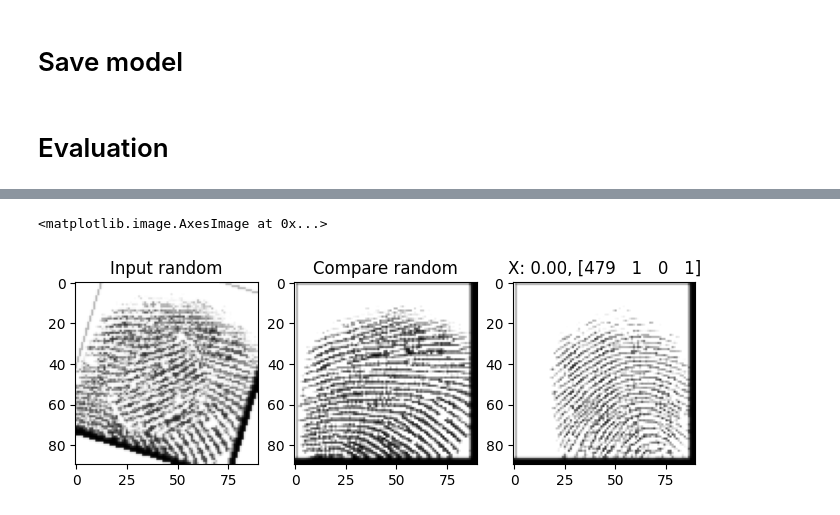
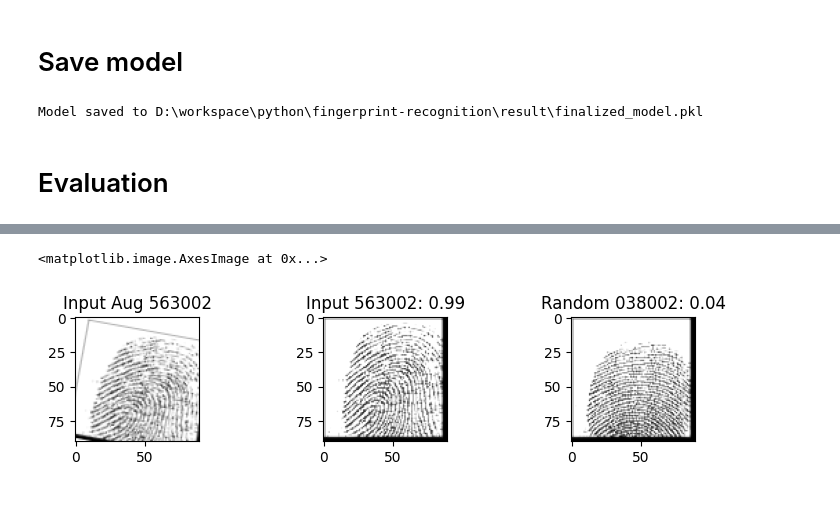
Before and after one commit to khoakomlem/fingerprint-recognition, a Jupyter notebook: src/train.ipynb, the cells around one changed output, grey strips where cells are left out. Cells and saved outputs as stored; diff of their text form; code cells hidden in the pictures.

```diff
--- a/src/train.ipynb
+++ b/src/train.ipynb
@@ -130,9 +137,14 @@ for i, aug in enumerate(augs):
 # %%
 label_real_dict = {}
 
-for i, y in enumerate(labels_dict["Real"]):
+def get_match_key(y):
     key = y.astype(str)
     key = ''.join(key).zfill(6)
 
+    return key
+
+for i, y in enumerate(labels_dict["Real"]):
+    key = get_match_key(y)
     label_real_dict[key] = i
+print(label_real_dict)
 # %% [output]
@@ -276,10 +211,13 @@ Epoch 2/2
 # %% [markdown]
 # Save model
 # %%
-FILE_PATH = os.path.join(PROJECT_DIR, 'result/finalized_model.pkl')
+FILE_PATH = resolve(os.path.join(PROJECT_DIR, 'result/finalized_model.pkl'))
 
 joblib.dump(model, FILE_PATH)
 loaded_model = joblib.load(FILE_PATH)
+print(f"Model saved to {FILE_PATH}")
+# %% [output]
+Model saved to D:\workspace\python\fingerprint-recognition\result\finalized_model.pkl
 # %% [markdown]
 # Evaluation
 # %%
@@ -321,13 +259,14 @@ pred_ux = model.predict([random_img, ux])
 print(round(float(pred_rx), 2), 2)
 
 plt.figure(figsize=(8, 4))
+plt.subplots_adjust(wspace=1)
 plt.subplot(1, 3, 1)
-plt.title(f"Input random")
+plt.title(f"Input Aug {get_match_key(ry)}")
 plt.imshow(random_img.squeeze(), cmap='gray')
 plt.subplot(1, 3, 2)
-plt.title('Compare random')
+plt.title(f'Input {get_match_key(ry)}: {round(float(pred_rx), 2)}')
 plt.imshow(rx.squeeze(), cmap='gray')
 plt.subplot(1, 3, 3)
-plt.title('X: %.02f, %s' % (pred_ux, uy))
+plt.title(f"Random {get_match_key(uy)}: {round(float(pred_ux), 2)}")
 plt.imshow(ux.squeeze(), cmap='gray')
 # %% [output]
@@ -337,2 +276,2 @@ plt.imshow(ux.squeeze(), cmap='gray')
 <matplotlib.image.AxesImage at 0x...>
-[figure, old version]
+[figure, new version]
```
Also changed, not shown: parts of 11 cells of this notebook, 4 other files.
